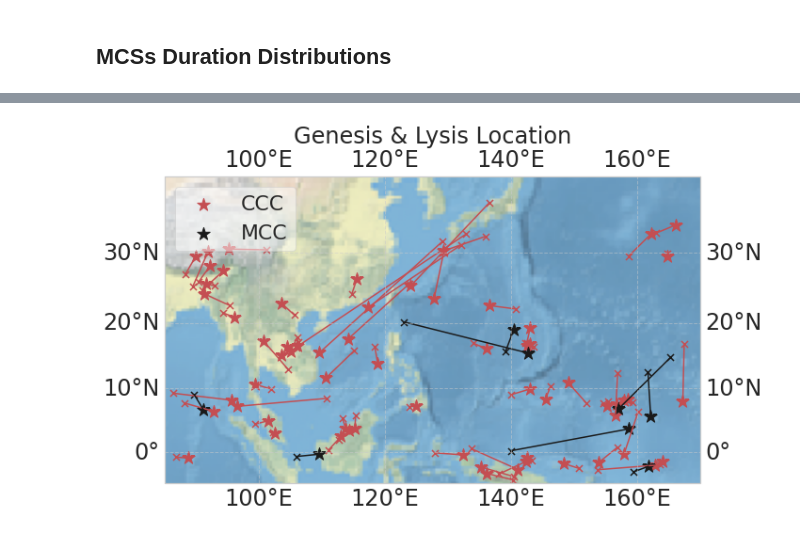
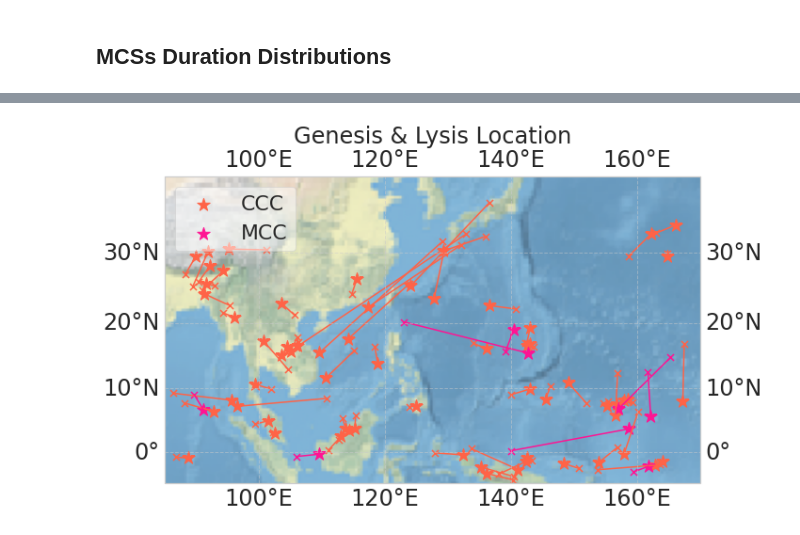
Before and after one commit to knubez/TAMS, a Jupyter notebook: TAMS_plots2.ipynb, the cells around one changed output, grey strips where cells are left out. Saved outputs shown, nothing was run; the diff lists cells and outputs as text; code cells hidden in the pictures.

```diff
--- a/TAMS_plots2.ipynb
+++ b/TAMS_plots2.ipynb
@@ -173,6 +172,9 @@ Text(0, 0.5, 'MCSs Area [km$^2$]')
 # %% [markdown]
 ## MCSs Duration Distributions
 # %%
-c2 = mcs_summary[mcs_summary["mcs_class"].isin(["MCC", "CCC"])]
-c3 = mcs_summary[mcs_summary["mcs_class"].isin(["DLL", "DSL"])]
+c2 = mcs_summary[mcs_summary["mcs_class"].isin(["MCC", "CCC"])].copy()
+c3 = mcs_summary[mcs_summary["mcs_class"].isin(["DLL", "DSL"])].copy()
+
+c2.loc[:,"mcs_class"]= c2.mcs_class.astype("string")
+c3.loc[:,"mcs_class"]= c3.mcs_class.astype("string")
 # %%
@@ -224,30 +203,27 @@ Length: 71, dtype: float64
 # %%
 import cartopy.crs as ccrs
 
 lon_min = ds.lon.min()
 lon_max = ds.lon.max()
 lat_min = ds.lat.min()
 lat_max = ds.lat.max()
 
 fig = plt.figure(figsize=(12, 6))
 
 ax = plt.axes(projection=ccrs.Mercator())
 ax.stock_img()
-colors = {"CCC": "r",  "MCC": "k"}
+colors = {"CCC": "tomato",  "MCC": "deeppink"}
 for class_, g in c2.groupby("mcs_class"):
     color = colors.get(class_,"0.3")
-    # ax.plot(, "*", transform=ccrs.PlateCarree(), markersize=12, label=class_, c=color)
-    # ax.plot([g.lon_in,g.lon_end], [g.lat_in,g.lat_end], "-", transform=ccrs.PlateCarree(), markersize=12, c=color)
-    # ax.plot(g.lon_end, g.lat_end, "o", transform=ccrs.PlateCarree(), markersize=9, mfc="none", c=color)
     g.first_centroid.plot(marker="*",ax=ax, transform=ccrs.PlateCarree(), markersize=200, c=color,label=class_,)
     g.last_centroid.plot(marker="x",ax=ax, transform=ccrs.PlateCarree(), markersize=50, c=color)
     ax.plot([g.first_centroid.x, g.last_centroid.x],[g.first_centroid.y, g.last_centroid.y], linestyle='-',transform=ccrs.PlateCarree(),color=color)
 gridlines = ax.gridlines(draw_labels=True,alpha=0.5, linestyle='--')
 
 plt.title('Genesis & Lysis Location')
 plt.legend(framealpha=0.5)
 
 extent = [lon_min, lon_max, lat_min, lat_max]
 ax.set_extent(extent, crs=ccrs.PlateCarree())
 # %% [output]
-[figure, old version]
+[figure, new version]
```
Also changed, not shown: parts of 8 cells of this notebook.
